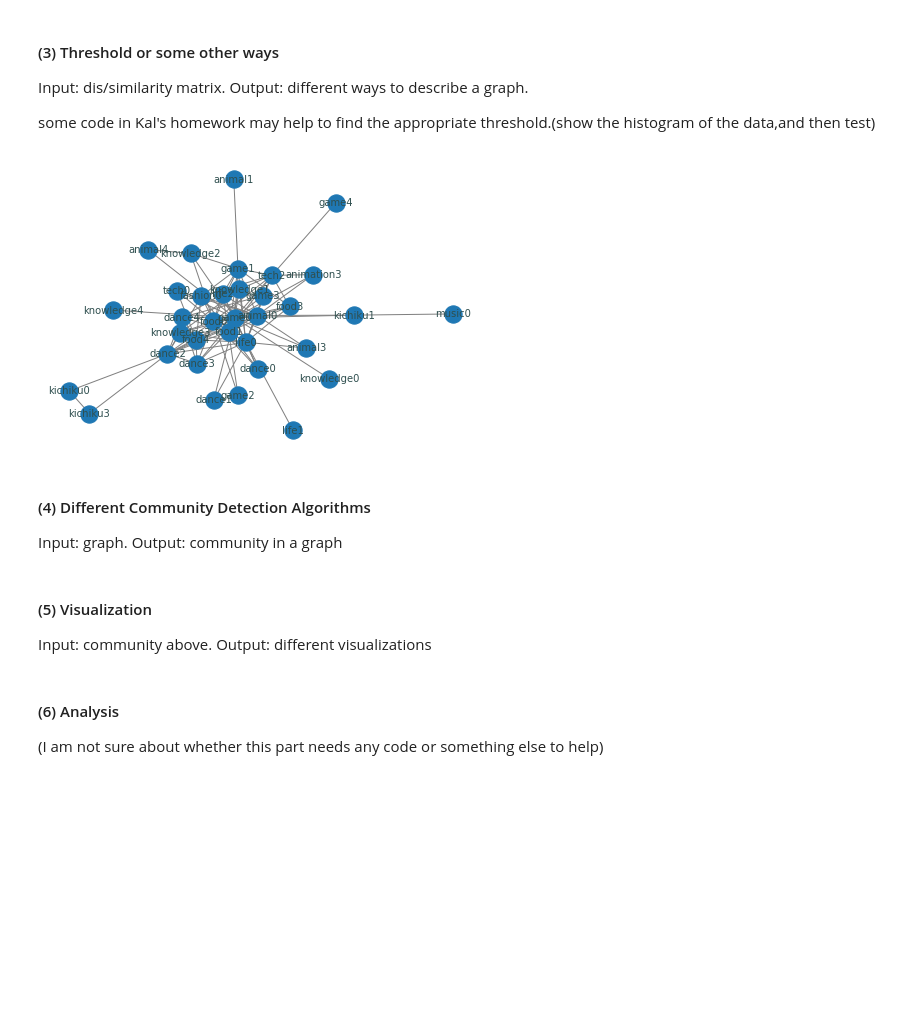
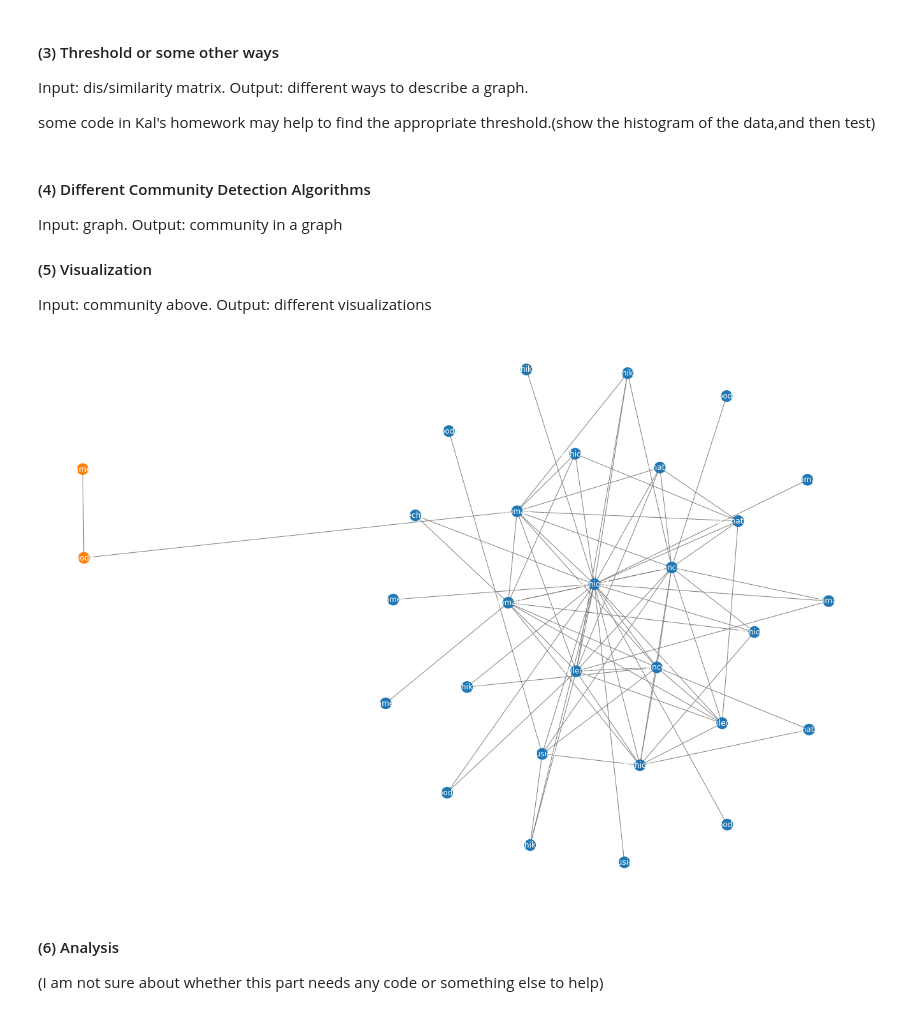
Before and after one commit to Tingyu00/CD-02, a Jupyter notebook: work_flow.ipynb, the cells around one changed output. Saved outputs shown, nothing was run; the diff lists cells and outputs as text; code cells hidden in the pictures; blank space fills up the shorter version.

```diff
--- a/work_flow.ipynb
+++ b/work_flow.ipynb
@@ -43,17 +51,46 @@ some code in Kal's homework may help to find the appropriate threshold.(show the
 #plt.figure(figsize=(15, 4))
 #_ = plt.hist(squareform(distance), bins=200)
 
-threshold = 19.2   # waiting to be tested
+threshold = 19   # waiting to be tested
 adjmat = feature.get_graph(distance,threshold)
 feature.write_edgestxt(num_pictures,adjmat)   # write edges information into a txt file
 # help to visualize graph for a simple look
-G = palsgraph.make_graph(adjmat, labels=labels, show_singletons=False)
-nx.draw(G, with_labels=True,font_size=10,font_color='darkslategray',edge_color='gray')
+#G = palsgraph.make_graph(adjmat, labels=labels, show_singletons=False)
+#nx.draw(G, with_labels=True,font_size=10,font_color='darkslategray',edge_color='gray')
+#linkages = linkage(squareform(distance), 'single')
-# %% [output]
-[figure, removed]
 # %% [markdown]
 #### (4) Different Community Detection Algorithms
 Input: graph. Output: community in a graph
+
+#### (5) Visualization
+Input: community above. Output: different visualizations
-# %% [markdown]
-#### (5) Visualization
-Input: community above. Output: different visualizations
+# %%
+
+edges = np.array([(str(x), str(y)) for (x, y) in np.genfromtxt('edges.txt', delimiter='\t', dtype=np.integer)])
+
+# Convert the names of the vertices into matrix indices, and vice versa
+idx2node = dict(list(enumerate(np.unique(edges.reshape(-1,)))))
+node2idx = {str(v): k for k, v in idx2node.items()}
+
+size = len(idx2node.keys())
+adjmat = np.zeros((size, size))
+
+for i in range(edges.shape[0]):
+    adjmat[node2idx[edges[i,0]], node2idx[edges[i,1]]] = adjmat[node2idx[edges[i,1]], node2idx[edges[i,0]]] = 1
+
+G = palsgraph.make_graph(adjmat, labels=labels, show_singletons=False)
+# %%
+from networkx.algorithms.community.centrality import girvan_newman
+
+# girvan_newman
+comp = girvan_newman(G)
+communities = [c for c in itertools.islice(comp, 1)][0] # Get only the first communities discovered
+# %%
+
+pos = palsgraph.getpos(G, communities)
+color_map = palsgraph.gen_colormap(G, communities)
+plt.figure(figsize=(18, 12))
+nx.draw(G, pos=pos, with_labels=True, node_color=color_map, font_color='white', edge_color='grey')
+plt.show()
+# %% [output]
+[figure, added]
```
Also changed, not shown: parts of 3 cells of this notebook, 1 other file.
